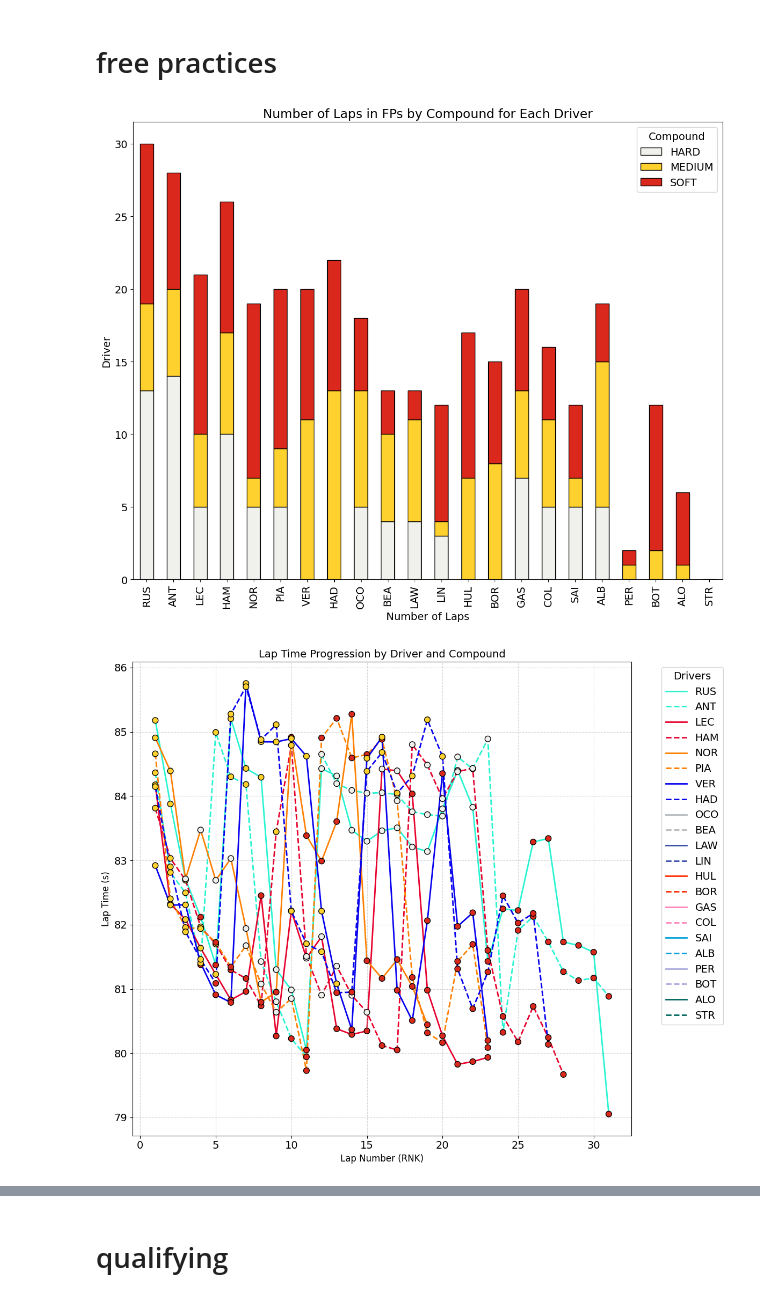
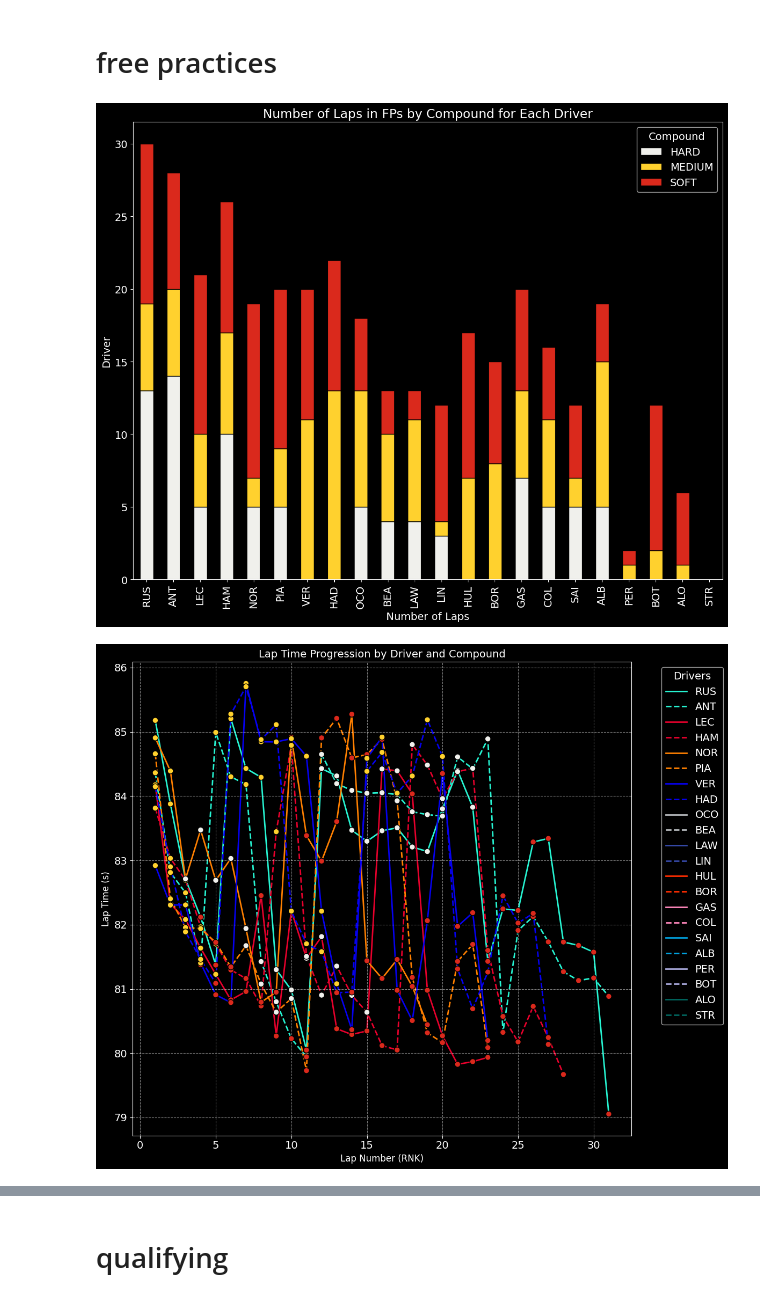
Before and after one commit to diogojoaocosta/f1observatory, a Jupyter notebook: F1 GP.ipynb, the cells around one changed output, grey strips where cells are left out. Saved outputs shown, nothing was run; the diff lists cells and outputs as text; code cells hidden in the pictures.

```diff
--- a/F1 GP.ipynb
+++ b/F1 GP.ipynb
@@ -125,7 +125,7 @@ COLORMAP = mpl.cm.viridis
 POINTS = np.array([X, Y]).T.reshape(-1, 1, 2)
 SEGMENTS = np.concatenate([POINTS[:-1], POINTS[1:]], axis=1)
 
-plt.style.use('default')
+plt.style.use('dark_background')
 plt.rcParams.update({'font.size': 12})
 fig, ax = plt.subplots(sharex=True, sharey=True, figsize=(12, 10))
 fig.suptitle(f"Speed visualization (km/h) {GP_NAME} {SEASON - 1} - Max Verstappen", size=18)
@@ -225,7 +226,7 @@ DRIVER_ORDER = ['RUS', 'ANT', 'LEC', 'HAM', 'NOR', 'PIA', 'VER', 'HAD', 'OCO', '
 DF_PIVOT = DF_PIVOT.reindex(DRIVER_ORDER)
 COLORS = [COMPOUND_COLORS.get(compound, '#333333') for compound in DF_PIVOT.columns]
 
-plt.style.use('default')
+plt.style.use('dark_background')
 plt.rcParams.update({'font.size': 14})
 fig, ax = plt.subplots(figsize=(12, 10))
 DF_PIVOT.plot(kind='bar', stacked=True, color=COLORS, edgecolor='black', ax=ax)
@@ -242,11 +243,11 @@ ax.set_xticklabels(DRIVER_ORDER, rotation=90)
 plt.tight_layout()
 plt.show()
 # %% [output]
-[figure, old version]
+[figure, new version]
 # %%
 TIME_LAPS = sqldf("SELECT * FROM FP_LAPS WHERE Driver IN ('RUS', 'ANT', 'LEC', 'HAM', 'NOR', 'PIA', 'VER', 'HAD')")
 
-plt.style.use('default')
+plt.style.use('dark_background')
 plt.rcParams.update({'font.size': 14})
 fig, ax = plt.subplots(figsize=(12, 10))
 
@@ -257,34 +258,34 @@ for driver in DRIVERS:
     driver_df = TIME_LAPS[TIME_LAPS['Driver'] == driver].sort_values('RNK')
 
     line_color = PALETTE_DRIVERS.get(driver, 'black')
     line_style = DRIVER_STYLES.get(driver, '-')
 
     plt.plot(driver_df['RNK'], driver_df['LapTime(s)'],
              color = line_color,
              linestyle = line_style,
              label = driver,
              linewidth = 2,
              zorder = 1)
 
     marker_colors = [COMPOUND_COLORS.get(c, 'grey') for c in driver_df['Compound']]
 
     plt.scatter(driver_df['RNK'], driver_df['LapTime(s)'],
                 c = marker_colors,
                 edgecolors = 'black',
                 linewidths = 1,
                 s = 60,
                 zorder = 2)
 
 plt.title('Lap Time Progression by Driver and Compound', fontsize = 14)
 plt.xlabel('Lap Number (RNK)', fontsize = 12)
 plt.ylabel('Lap Time (s)', fontsize = 12)
 plt.legend(title = 'Drivers', bbox_to_anchor = (1.05, 1), loc = 'upper left')
 plt.grid(True, linestyle = '--', alpha = 0.5)
 
 plt.tight_layout()
 plt.show()
 # %% [output]
-[figure, old version]
+[figure, new version]
 # %%
 TIME_LAPS = FP_LAPS
 
```
Also changed, not shown: parts of 13 cells of this notebook.
